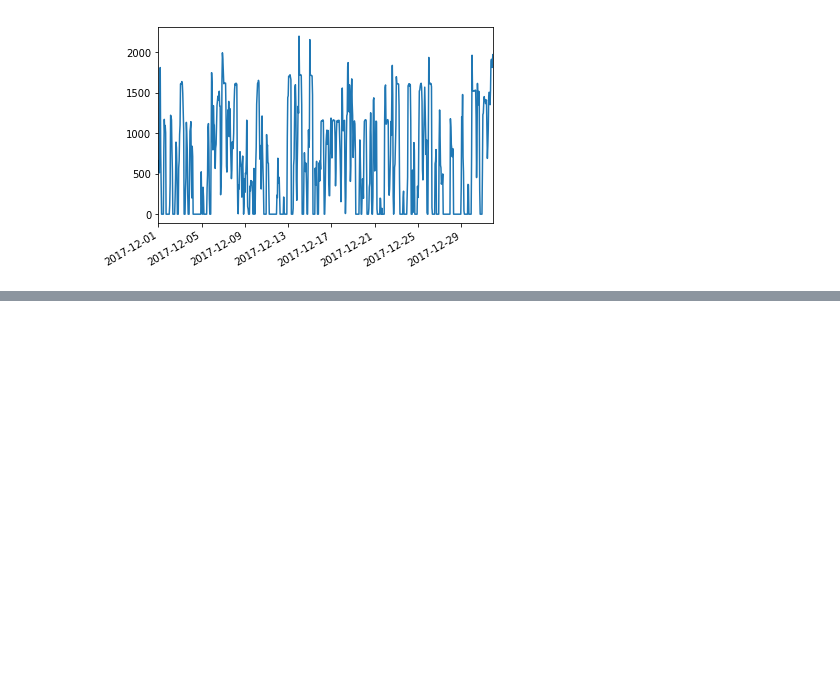
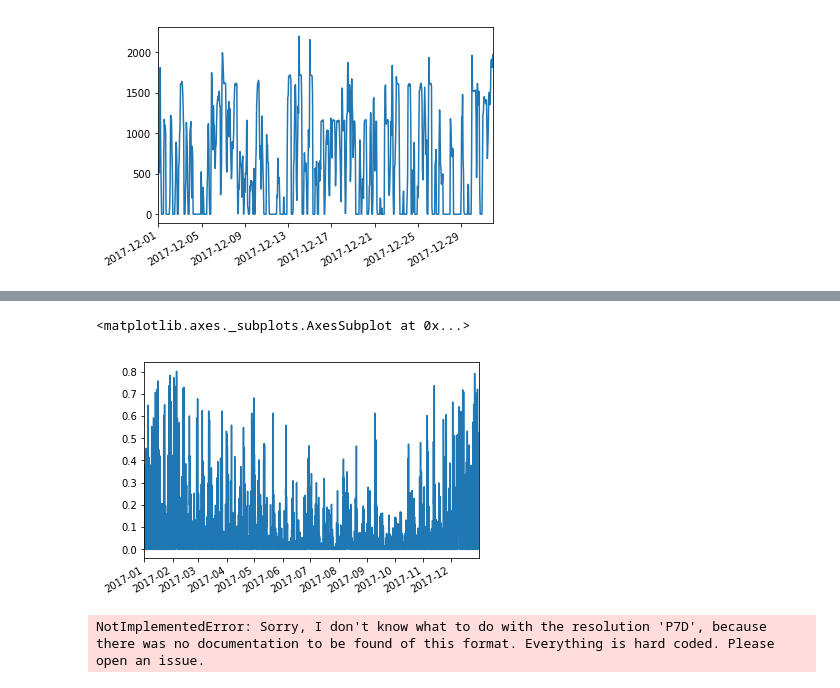
Before and after one commit to BONSAMURAIS/bentso, a Jupyter notebook: Basic-API-usage.ipynb, the cells around one changed output, grey strips where cells are left out. Saved outputs shown, nothing was run; the diff lists cells and outputs as text; code cells hidden in the pictures; blank space fills up the shorter version.

```diff
--- a/Basic-API-usage.ipynb
+++ b/Basic-API-usage.ipynb
@@ -33,0 +26,5 @@ fr_es.plot()
+# %%
+start = pd.Timestamp('20170101', tz='Europe/Brussels')
+end = pd.Timestamp('20180101', tz='Europe/Brussels')
+# %%
+es_2017 = pd_client.query_generation("ES", start=start, end=end, psr_type=None)
@@ -33,0 +62,5 @@ fr_es.plot()
+# %%
+(es_2017['Hydro Pumped Storage'] / 5645).plot()
+# %% [output]
+<matplotlib.axes._subplots.AxesSubplot at 0x...>
+[figure, added]
@@ -33,0 +100,4 @@ fr_es.plot()
+# %%
+filling = b_client.query_hydro_filling_rate("ES", start=start, end=end)
+# %% [output]
+NotImplementedError: Sorry, I don't know what to do with the resolution 'P7D', because there was no documentation to be found of this format. Everything is hard coded. Please open an issue.
```
Also changed, not shown: parts of 11 cells of this notebook.
